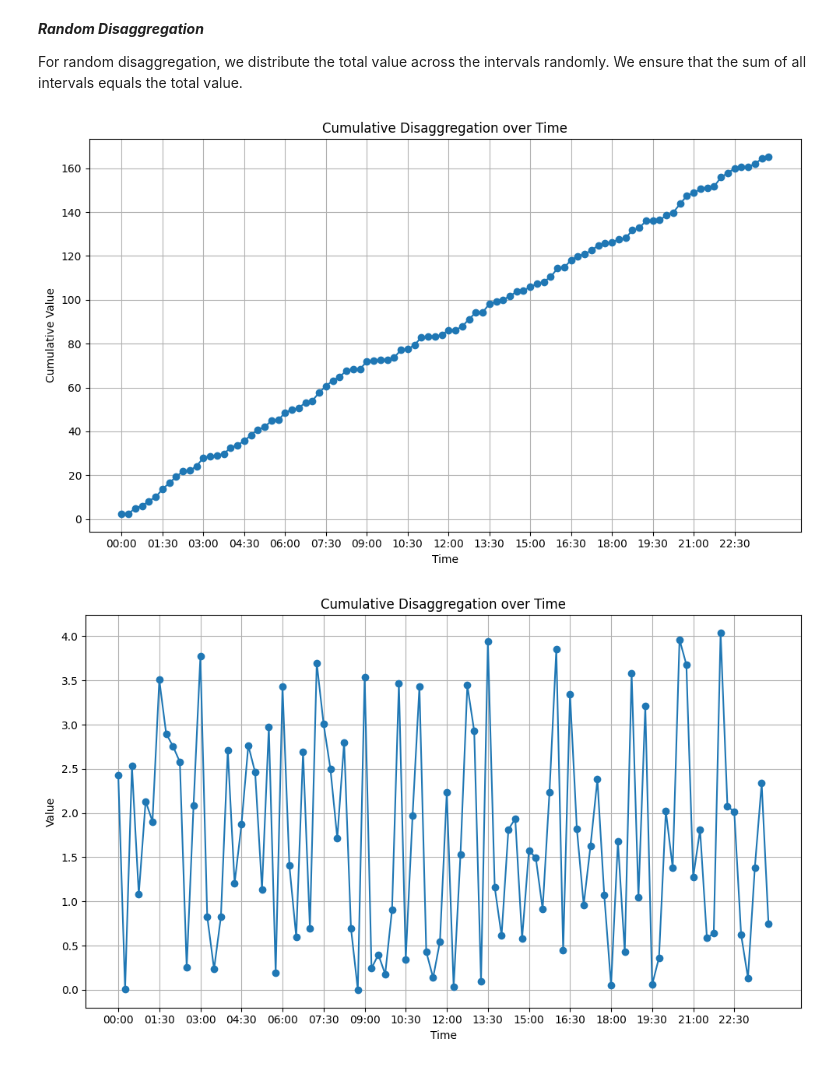
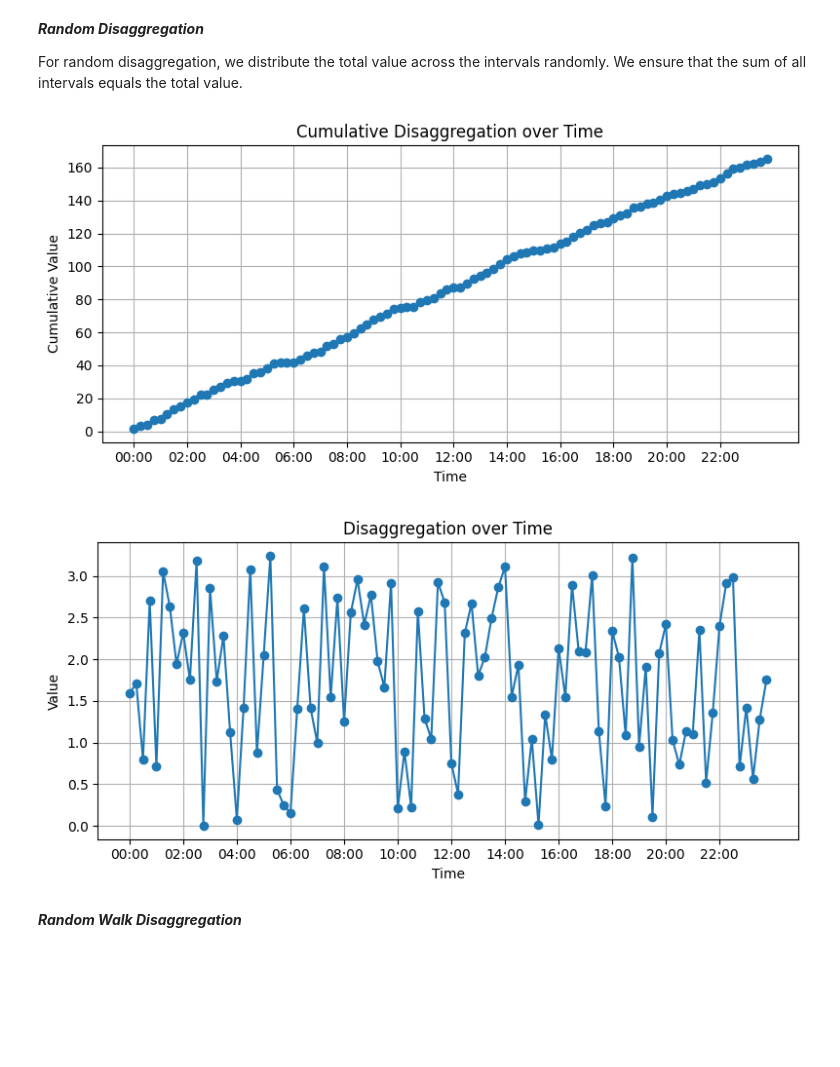
Before and after one commit to rauchman1/notebooks, a Jupyter notebook: Disaggregation.ipynb, the cells around one changed output. Drawn from its saved outputs; the diff is of its cells as text; code cells hidden in the pictures; blank space fills up the shorter version.

```diff
--- a/Disaggregation.ipynb
+++ b/Disaggregation.ipynb
@@ -107,30 +112,12 @@ def random_disaggregation(total_value, interval_minutes=15, total_period_hours=2
     return normalized_values
 # %%
 random_values = random_disaggregation(return_value)
+plot_vals(time, random_values)
+# %% [output]
+[figure, added]
+[figure, added]
-# %%
-# Plotting
-plt.figure(figsize=(10, 6))
-plt.plot(time, np.cumsum(random_values), marker='o')
-plt.xticks(time[::6])
-plt.xlabel('Time')
-plt.ylabel('Cumulative Value')
-plt.title('Cumulative Disaggregation over Time')
-plt.grid(True)
-plt.tight_layout()
-# %% [output]
-[figure, removed]
-# %%
-# Plotting
-plt.figure(figsize=(10, 6))
-plt.plot(time, random_values, marker='o')
-plt.xticks(time[::6])
-plt.xlabel('Time')
-plt.ylabel('Value')
-plt.title('Cumulative Disaggregation over Time')
-plt.grid(True)
-plt.tight_layout()
-# %% [output]
-[figure, removed]
+# %% [markdown]
+***Random Walk Disaggregation***
 # %%
 def random_walk_disaggregation(total_value, num_intervals=96):
     # Create a random walk
```
Also changed, not shown: parts of 11 cells of this notebook.
